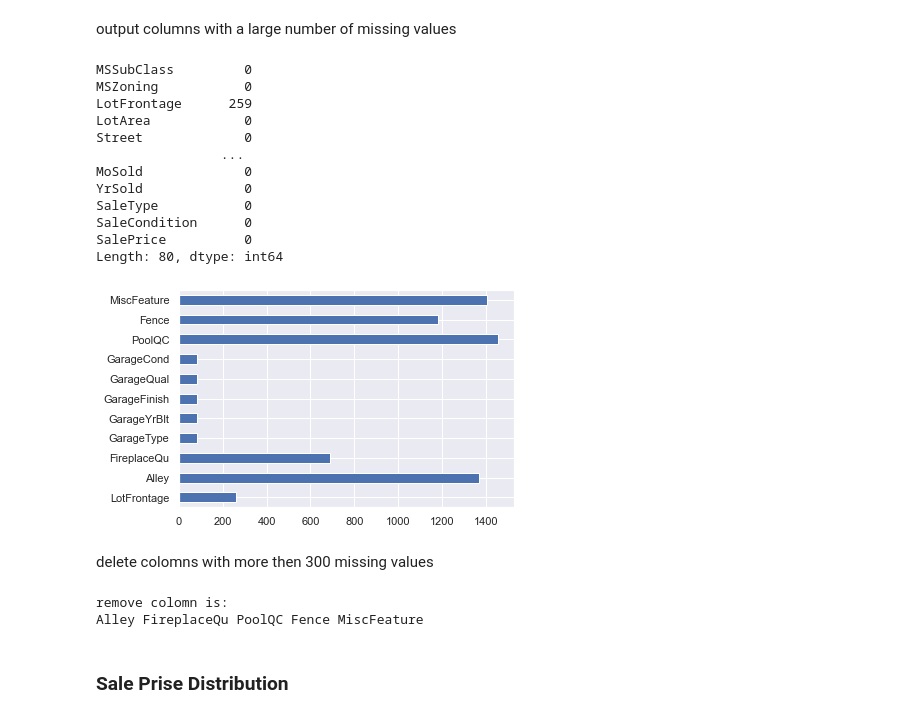
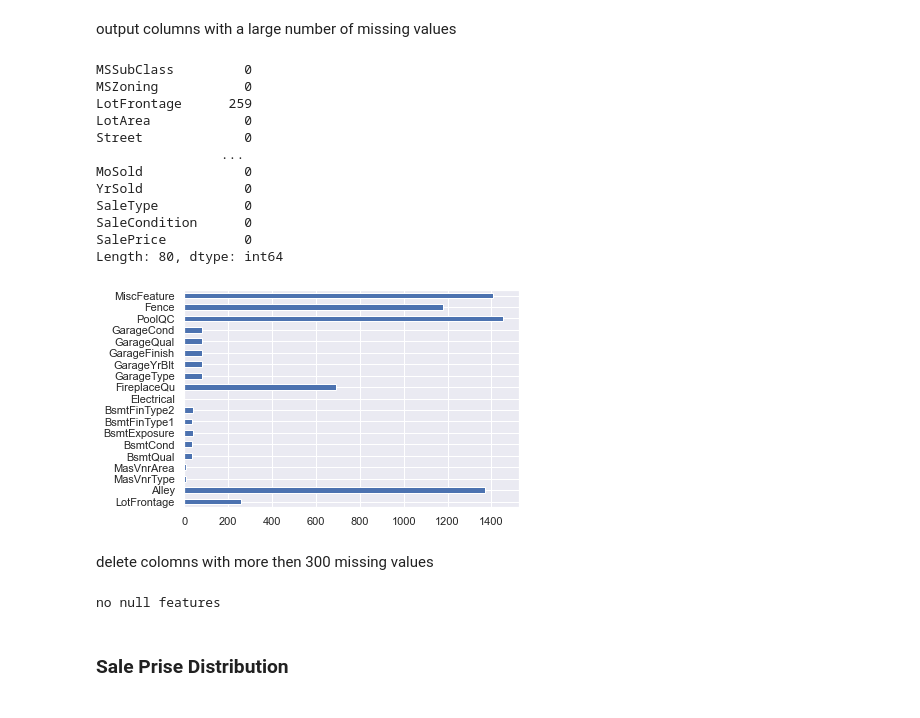
Before and after one commit to DmitrySH19/house-price-prediction, a Jupyter notebook: house_prices_solution.ipynb, the cells around one changed output. Saved outputs shown, nothing was run; the diff lists cells and outputs as text; code cells hidden in the pictures.

```diff
--- a/house_prices_solution.ipynb
+++ b/house_prices_solution.ipynb
@@ -100,30 +101,21 @@ test.head(5)
 output columns with a large number of missing values
 # %%
 null_features = train.isnull().sum(axis = 0)
-null_features[null_features>40].plot(kind = 'barh')
+null_features[null_features>=1].plot(kind = 'barh')
 null_features
 # %% [output]
 MSSubClass         0
 MSZoning           0
 LotFrontage      259
 LotArea            0
 Street             0
                 ...
 MoSold             0
 YrSold             0
 SaleType           0
 SaleCondition      0
 SalePrice          0
 Length: 80, dtype: int64
-[figure, old version]
+[figure, new version]
 # %% [markdown]
 delete colomns with more then 300 missing values
-# %%
-colomn_to_remove = list(null_features[null_features>300].index)
-train.drop(colomn_to_remove, axis=1, inplace=True)
-test.drop(colomn_to_remove, axis=1, inplace=True)
-print('remove colomn is:')
-print(*colomn_to_remove)
-# %% [output]
-remove colomn is:
-Alley FireplaceQu PoolQC Fence MiscFeature
@@ -130,3 +216,12 @@ Alley FireplaceQu PoolQC Fence MiscFeature
+# %%
+null_features = train.isnull().sum(axis = 0)
+if null_features[null_features == '0'].all():
+    print('no null features')
+else:
+    null_features[null_features>=1].plot(kind = 'barh')
+    null_features
+# %% [output]
+no null features
 # %% [markdown]
 ### Sale Prise Distribution
 # %%
```
Also changed, not shown: parts of 19 cells of this notebook.
